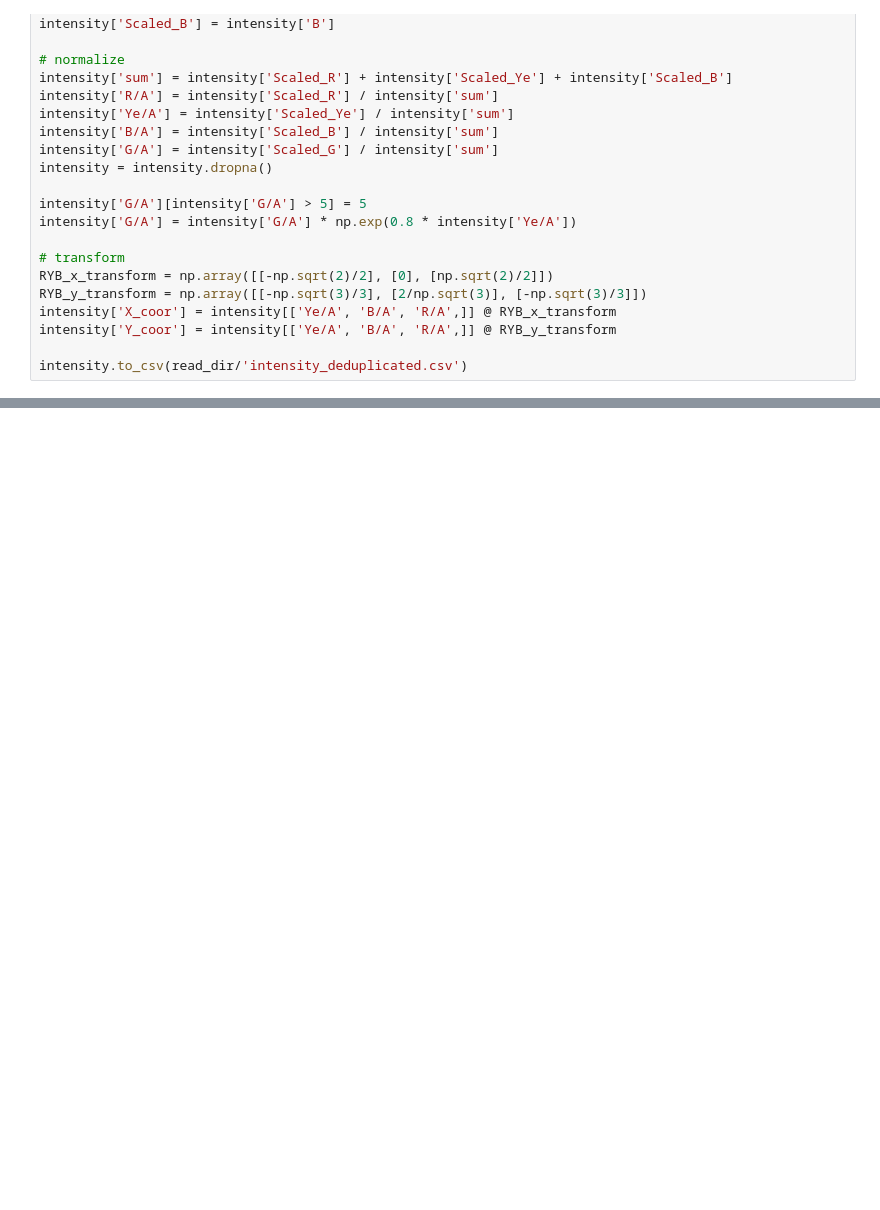
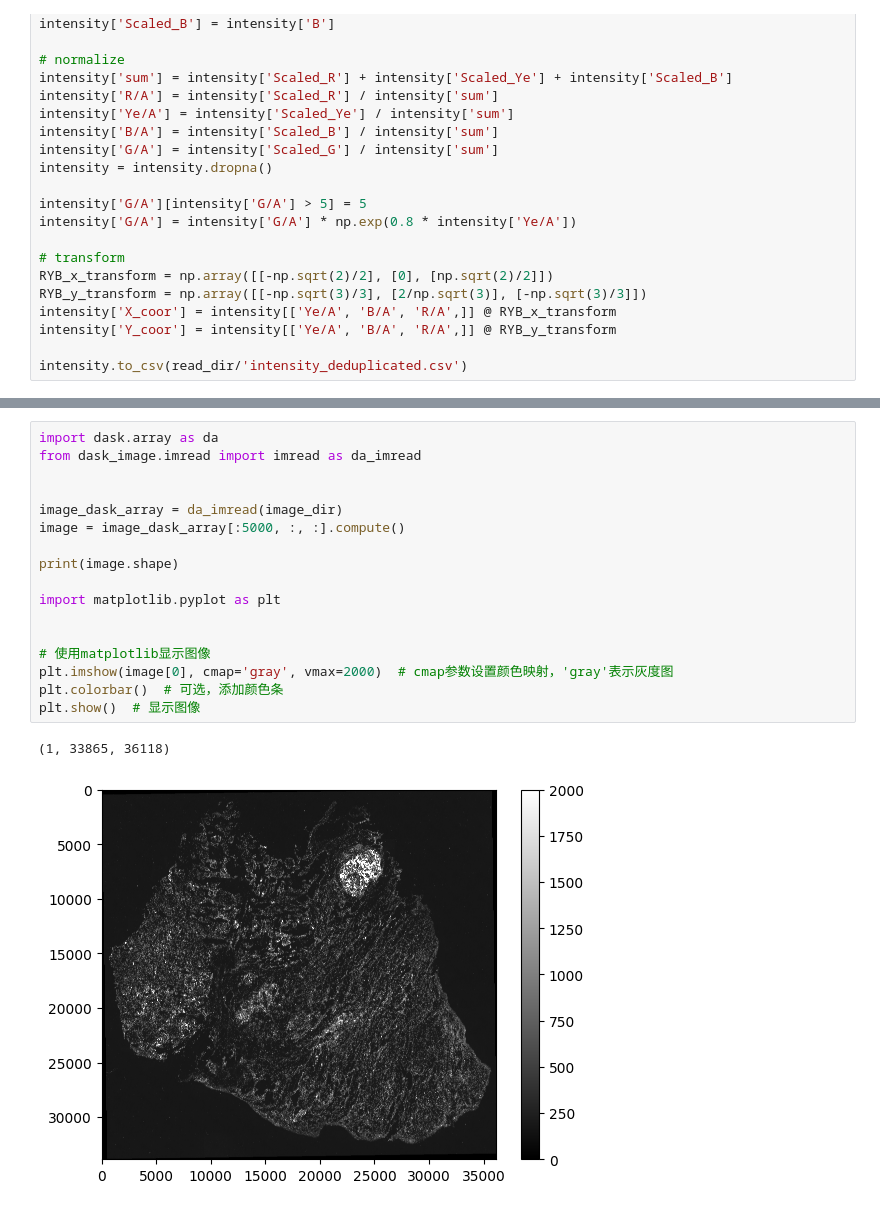
Before and after one commit to TianyiChang1998/PRISM_Code, a Jupyter notebook: Image_process/test.ipynb, the cells around one changed output, grey strips where cells are left out. Saved outputs shown, nothing was run; the diff lists cells and outputs as text; blank space fills up the shorter version.

```diff
--- a/Image_process/test.ipynb
+++ b/Image_process/test.ipynb
@@ -169,0 +236,20 @@ intensity.to_csv(read_dir/'intensity_deduplicated.csv')
+# %%
+import dask.array as da
+from dask_image.imread import imread as da_imread
+
+
+image_dask_array = da_imread(image_dir)
+image = image_dask_array[:5000, :, :].compute()
+
+print(image.shape)
+
+import matplotlib.pyplot as plt
+
+
+# 使用matplotlib显示图像
+plt.imshow(image[0], cmap='gray', vmax=2000)  # cmap参数设置颜色映射，'gray'表示灰度图
+plt.colorbar()  # 可选，添加颜色条
+plt.show()  # 显示图像
+# %% [output]
+(1, 33865, 36118)
+[figure, added]
```
Also changed, not shown: parts of 6 cells of this notebook, 14 other files.
